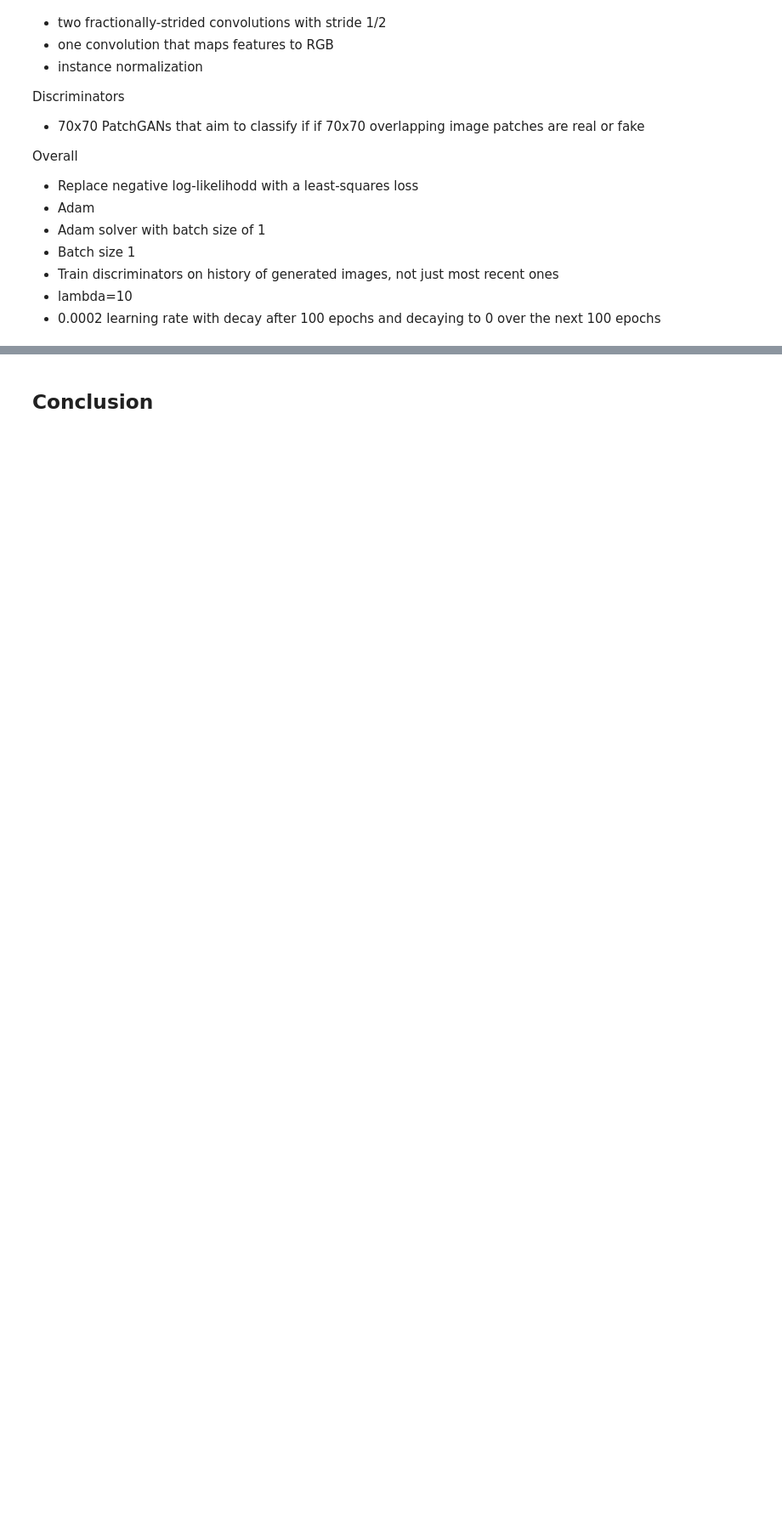
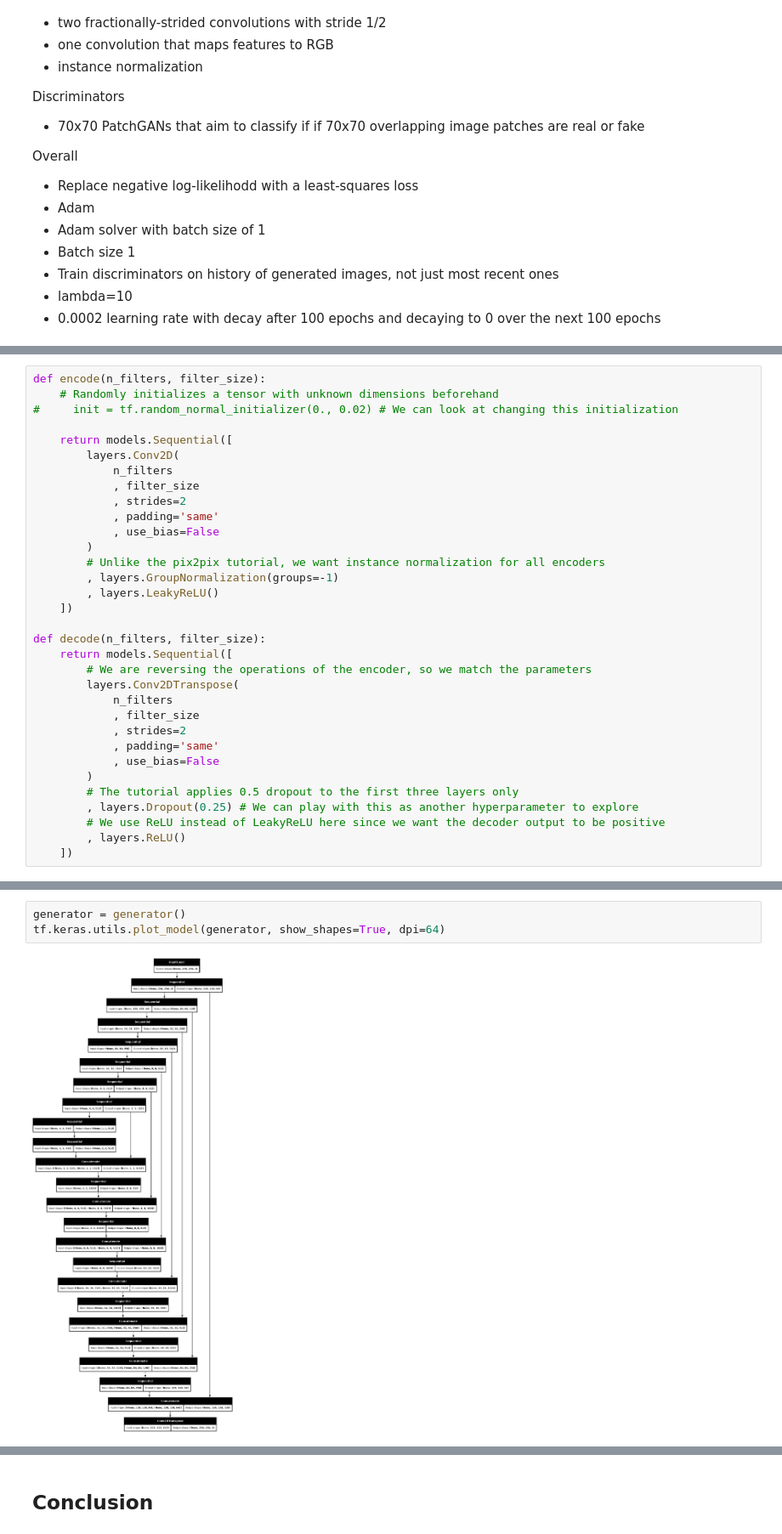
Before and after one commit to jhleakakos/msds-gan-monet-images, a Jupyter notebook: mo_monet_mo_problems.ipynb, the cells around one changed output, grey strips where cells are left out. Shown at 85% size. Cells and saved outputs as stored; diff of their text form; blank space fills up the shorter version.

Commit message:
add autoencoder generator code

```diff
--- a/mo_monet_mo_problems.ipynb
+++ b/mo_monet_mo_problems.ipynb
@@ -425,0 +441,33 @@ Overall
+# %%
+def encode(n_filters, filter_size):
+    # Randomly initializes a tensor with unknown dimensions beforehand
+#     init = tf.random_normal_initializer(0., 0.02) # We can look at changing this initialization
+
+    return models.Sequential([
+        layers.Conv2D(
+            n_filters
+            , filter_size
+            , strides=2
+            , padding='same'
+            , use_bias=False
+        )
+        # Unlike the pix2pix tutorial, we want instance normalization for all encoders
+        , layers.GroupNormalization(groups=-1)
+        , layers.LeakyReLU()
+    ])
+
+def decode(n_filters, filter_size):
+    return models.Sequential([
+        # We are reversing the operations of the encoder, so we match the parameters
+        layers.Conv2DTranspose(
+            n_filters
+            , filter_size
+            , strides=2
+            , padding='same'
+            , use_bias=False
+        )
+        # The tutorial applies 0.5 dropout to the first three layers only
+        , layers.Dropout(0.25) # We can play with this as another hyperparameter to explore
+        # We use ReLU instead of LeakyReLU here since we want the decoder output to be positive
+        , layers.ReLU()
+    ])
@@ -425,0 +546,5 @@ Overall
+# %%
+generator = generator()
+tf.keras.utils.plot_model(generator, show_shapes=True, dpi=64)
+# %% [output]
+[figure, added]
```
Also changed, not shown: parts of 9 cells of this notebook.
